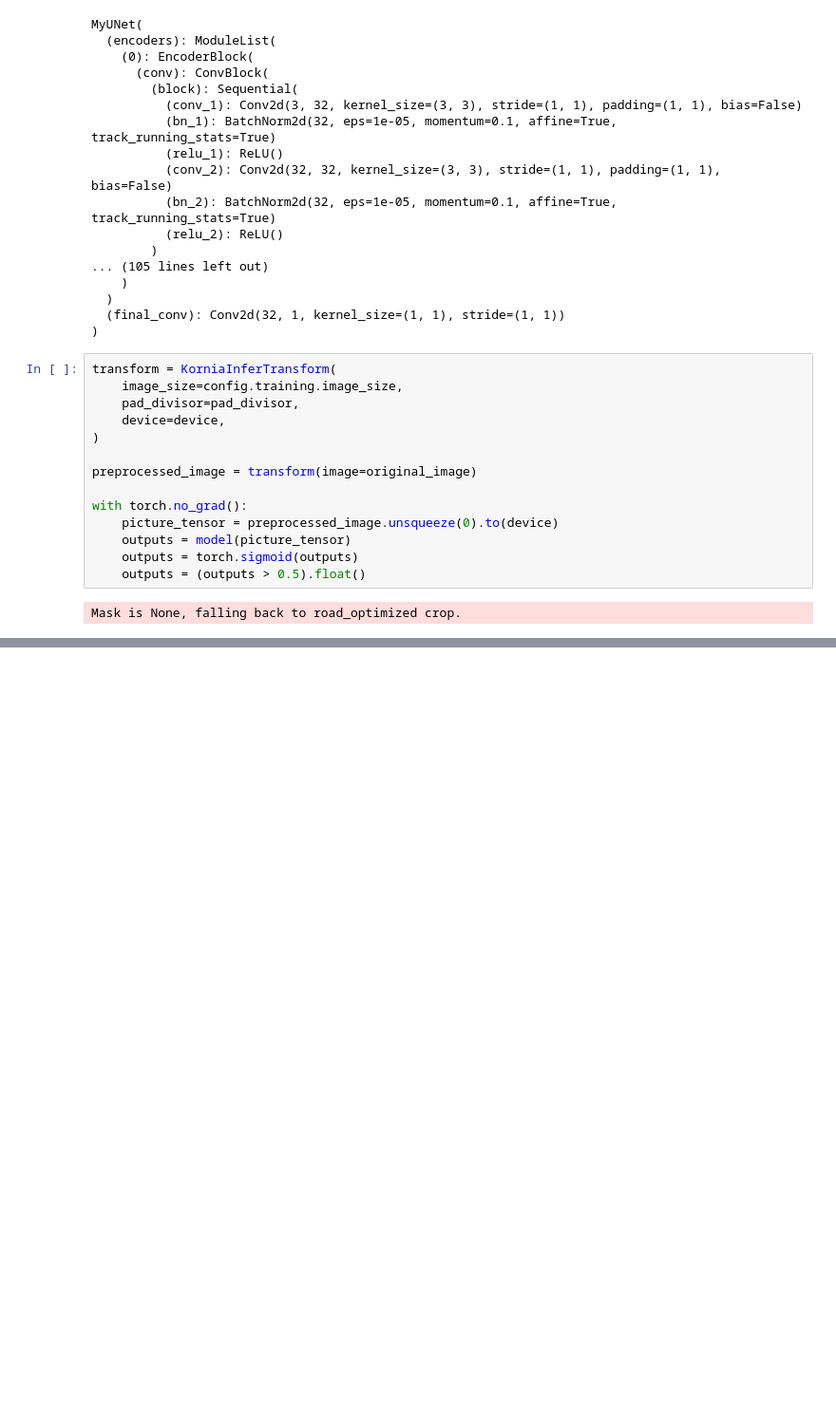
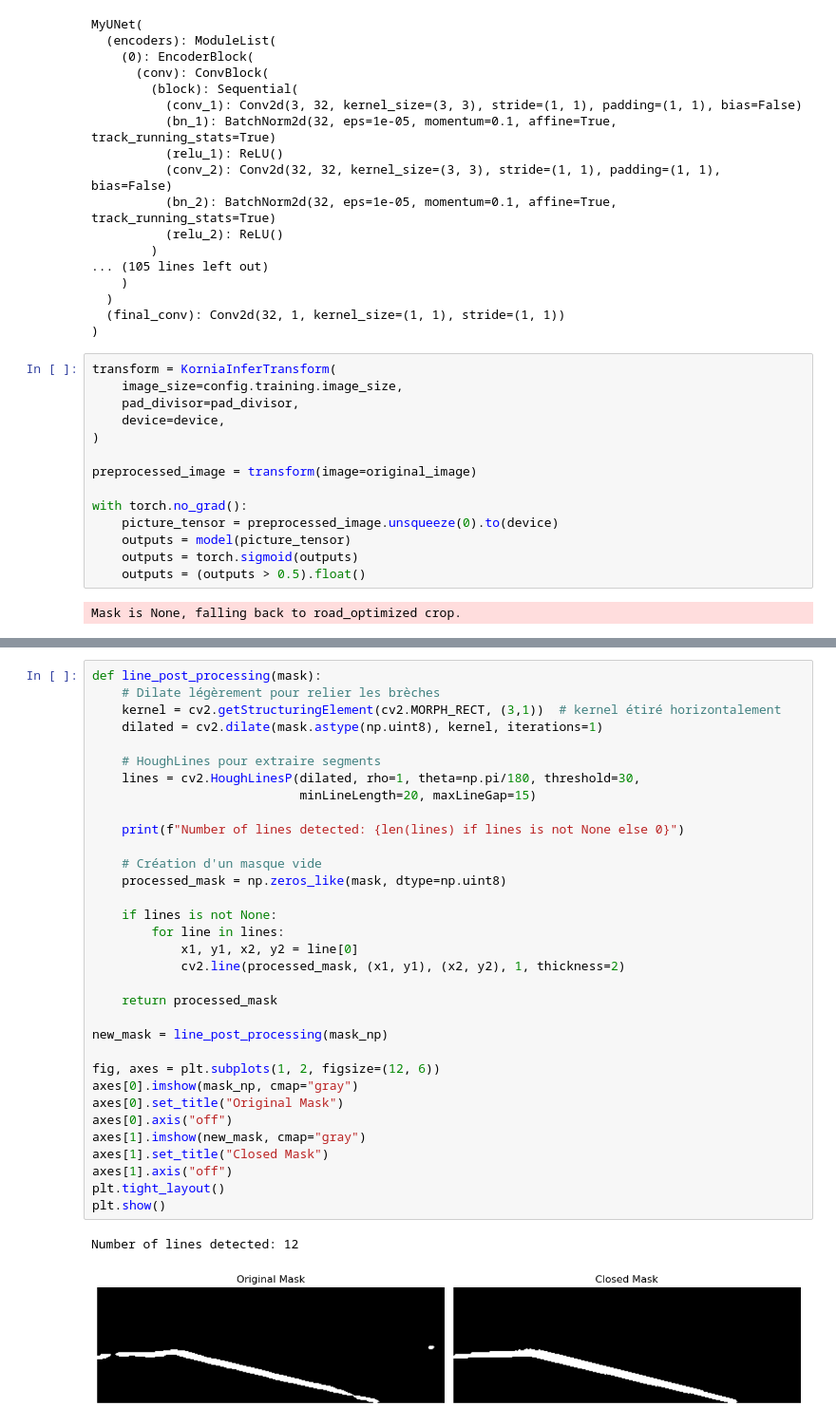
Before and after one commit to Matyslgr/MaskGenerator, a Jupyter notebook: notebooks/prediction_only.ipynb, the cells around one changed output, grey strips where cells are left out. Shown at 95% size. Saved outputs shown, nothing was run; the diff lists cells and outputs as text; blank space fills up the shorter version.

```diff
--- a/notebooks/prediction_only.ipynb
+++ b/notebooks/prediction_only.ipynb
@@ -104,0 +112,36 @@ Input image shape: (128, 384, 3)
+# %%
+def line_post_processing(mask):
+    # Dilate légèrement pour relier les brèches
+    kernel = cv2.getStructuringElement(cv2.MORPH_RECT, (3,1))  # kernel étiré horizontalement
+    dilated = cv2.dilate(mask.astype(np.uint8), kernel, iterations=1)
+
+    # HoughLines pour extraire segments
+    lines = cv2.HoughLinesP(dilated, rho=1, theta=np.pi/180, threshold=30,
+                            minLineLength=20, maxLineGap=15)
+
+    print(f"Number of lines detected: {len(lines) if lines is not None else 0}")
+
+    # Création d'un masque vide
+    processed_mask = np.zeros_like(mask, dtype=np.uint8)
+
+    if lines is not None:
+        for line in lines:
+            x1, y1, x2, y2 = line[0]
+            cv2.line(processed_mask, (x1, y1), (x2, y2), 1, thickness=2)
+
+    return processed_mask
+
+new_mask = line_post_processing(mask_np)
+
+fig, axes = plt.subplots(1, 2, figsize=(12, 6))
+axes[0].imshow(mask_np, cmap="gray")
+axes[0].set_title("Original Mask")
+axes[0].axis("off")
+axes[1].imshow(new_mask, cmap="gray")
+axes[1].set_title("Closed Mask")
+axes[1].axis("off")
+plt.tight_layout()
+plt.show()
+# %% [output]
+Number of lines detected: 12
+[figure, added]
```
Also changed, not shown: parts of 2 cells of this notebook, 6 other files.
